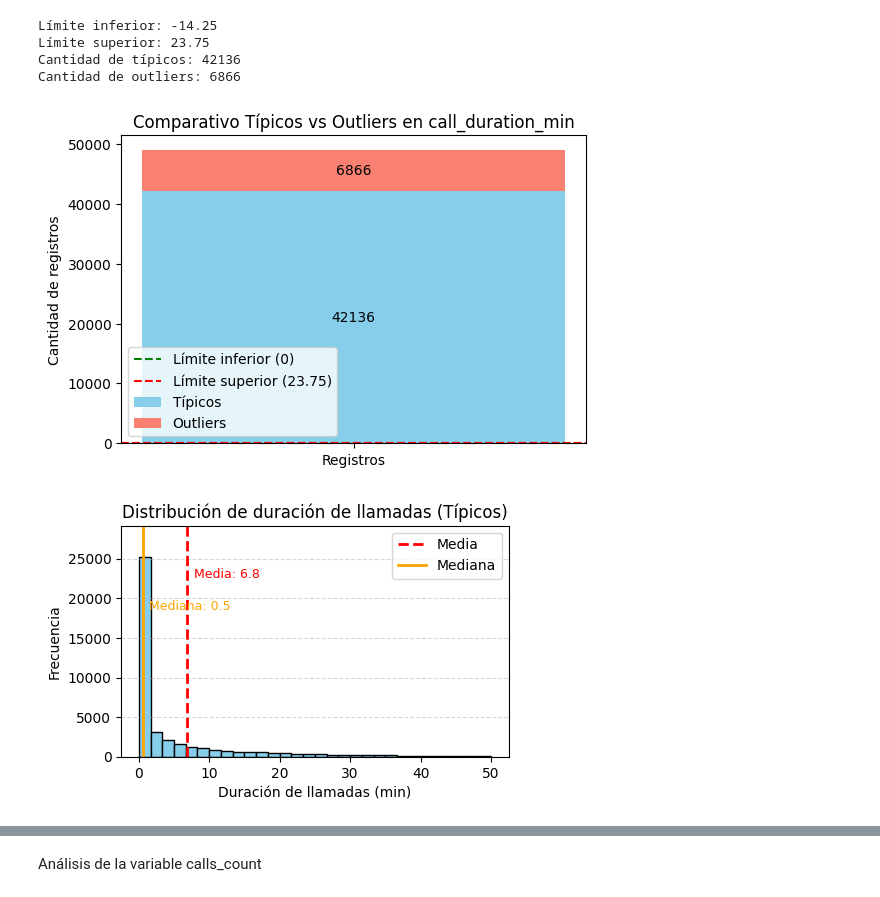
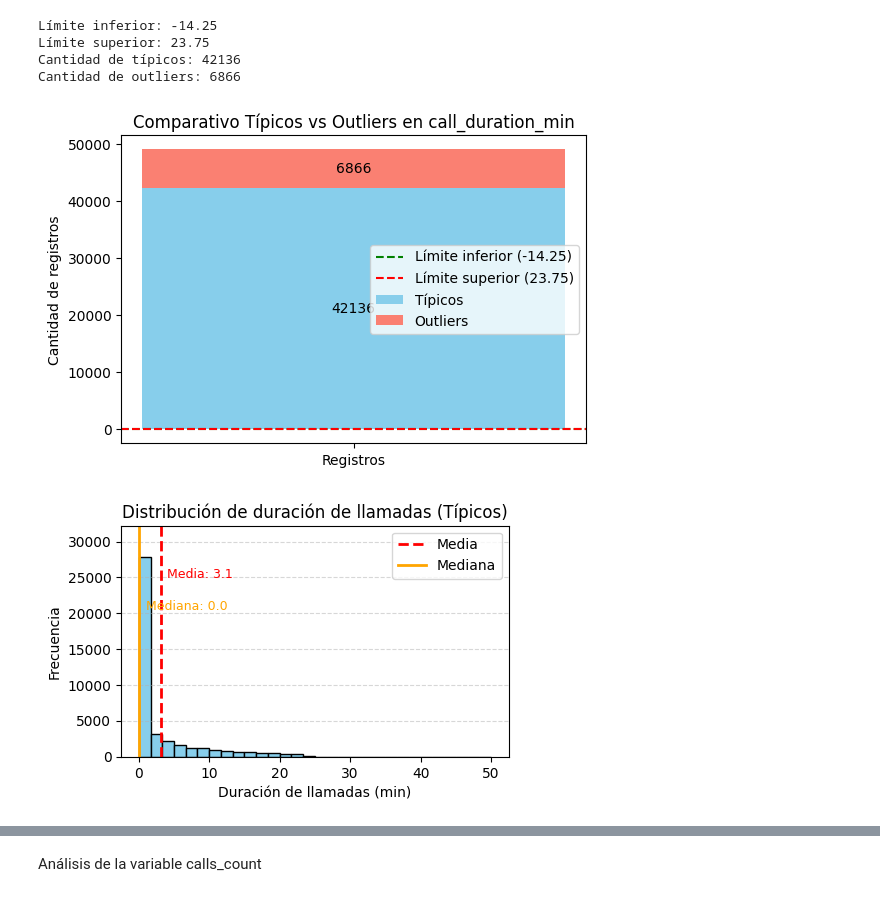
Before and after one commit to albert777mendoza/final_project_da, a Jupyter notebook: case1_telecom/notebooks/telecom_case.ipynb, the cells around one changed output, grey strips where cells are left out. Cells and saved outputs as stored; diff of their text form; code cells hidden in the pictures.

```diff
--- a/case1_telecom/notebooks/telecom_case.ipynb
+++ b/case1_telecom/notebooks/telecom_case.ipynb
@@ -363,36 +372,35 @@ Límite inferior: -14.25
 Límite superior: 23.75
 Cantidad de típicos: 42136
 Cantidad de outliers: 6866
+# %%
+# redefino el nombre de las varibales con su conteo
+
+n_tipicos_duration = len(tipicos_duration)
+n_outliers_duration = len(outliers_duration)
 # %%
 
-# Gráfico compartivo tipico vs outliers en variable call-duration_min
+# Crear gráfico de barras para distribucion de tipicos y outliers en la variable Call_duration
+fig, ax = plt.subplots(figsize=(6,4))
 
-tipicos = 42136
-outliers = 6866
-lim_inf = 0       # ajustado desde -14.25
-lim_sup = 23.75
+ax.bar("Registros", n_tipicos_duration, color="skyblue", label="Típicos")
+ax.bar("Registros", n_outliers_duration, bottom=n_tipicos_duration, color="salmon", label="Outliers")
 
-# Crear gráfico de barras apiladas
-fig, ax = plt.subplots(figsize=(6,4))
-ax.bar("Registros", tipicos, color="skyblue", label="Típicos")
-ax.bar("Registros", outliers, bottom=tipicos, color="salmon", label="Outliers")
+# Etiquetas
+ax.text(0, n_tipicos_duration/2, str(n_tipicos_duration), ha="center", va="center", fontsize=10)
+ax.text(0, n_tipicos_duration + n_outliers_duration/2, str(n_outliers_duration), ha="center", va="center", fontsize=10)
 
-# Añadir etiquetas de valores
-ax.text(0, tipicos/2, str(tipicos), ha="center", va="center", fontsize=10, color="black")
-ax.text(0, tipicos + outliers/2, str(outliers), ha="center", va="center", fontsize=10, color="black")
-
-# Líneas horizontales para los límites IQR
+# Líneas IQR
 ax.axhline(y=lim_inf, color="green", linestyle="--", label=f"Límite inferior ({lim_inf})")
 ax.axhline(y=lim_sup, color="red", linestyle="--", label=f"Límite superior ({lim_sup})")
 
-# Títulos y leyenda
+# Títulos
 ax.set_title("Comparativo Típicos vs Outliers en call_duration_min")
 ax.set_ylabel("Cantidad de registros")
 ax.legend()
 
 plt.show()
 # %% [output]
-[figure, old version]
+[figure, new version]
 # %%
 # Histograma de duración de llamadas (Típicos)
 
@@ -400,7 +408,7 @@ plt.figure(figsize=(5,3))
 
 # Histograma
 plt.hist(
-    tipicos_calls['call_duration_min'],  # 👈 aquí está el cambio clave
+    tipicos['call_duration_min'],
     bins=30,
     range=(0, 50),
     color="skyblue",
@@ -408,8 +416,8 @@ plt.hist(
 )
 
 # Calcular valores
-mean_val = tipicos_calls['call_duration_min'].mean()
-median_val = tipicos_calls['call_duration_min'].median()
+mean_val = tipicos['call_duration_min'].mean()
+median_val = tipicos['call_duration_min'].median()
 
 # Líneas de referencia
 plt.axvline(mean_val, color='red', linestyle='--', linewidth=2, label='Media')
@@ -442,4 +450,4 @@ plt.grid(axis='y', linestyle='--', alpha=0.5)
 
 plt.show()
 # %% [output]
-[figure, old version]
+[figure, new version]
```
Also changed, not shown: parts of 70 cells of this notebook.
